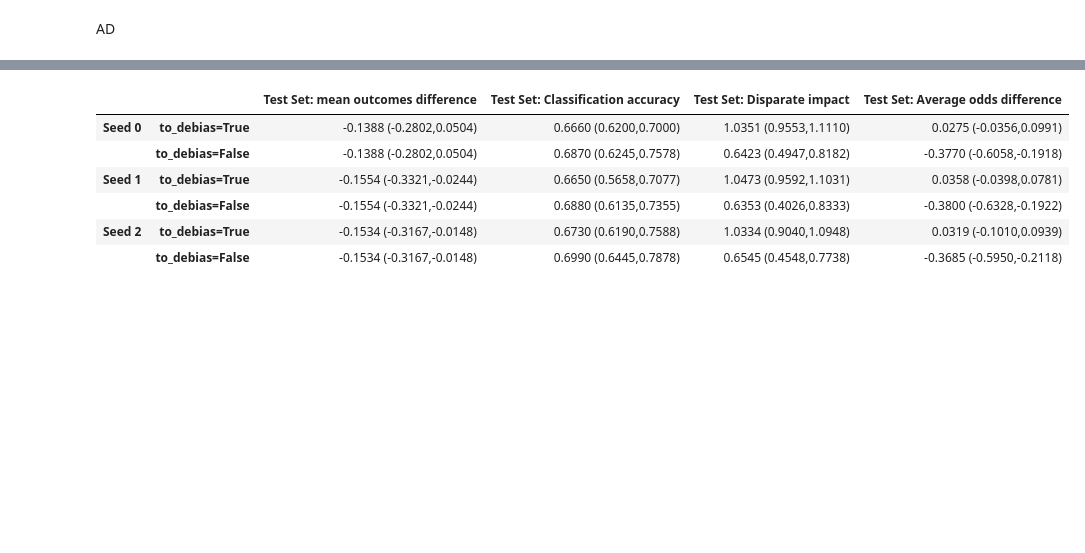
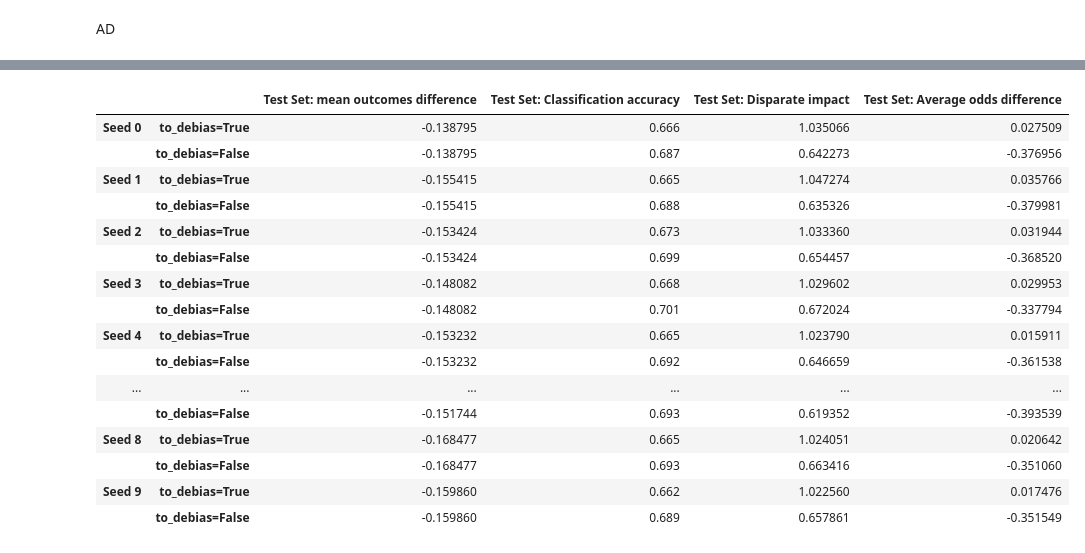
Before and after one commit to eberhard-leander/AIF360_dev, a Jupyter notebook: examples/1_2_CV_xgb_AD_and_adjuster.ipynb, the cells around one changed output, grey strips where cells are left out. Cells and saved outputs as stored; diff of their text form; code cells hidden in the pictures; blank space fills up the shorter version.

```diff
--- a/examples/1_2_CV_xgb_AD_and_adjuster.ipynb
+++ b/examples/1_2_CV_xgb_AD_and_adjuster.ipynb
@@ -37,3 +52,6 @@ tf.disable_eager_execution()
+# %%
+N_SEEDS = 10
+SHOW_CI = False
 # %%
 dataset_orig = load_preproc_data_german(["age", "sex"])
 privileged_groups = [{"age": 1}]
@@ -151,13 +169,11 @@ def cross_validate_seeds(
 # %% [markdown]
 Fairness adjuster
 # %%
-from _utils import _XGBAdversarialDebiasing, _XGBFairnessAdjuster
-
-model_class = _XGBFairnessAdjuster
+model_class = XGBFairnessAdjuster
 model_kwargs = {
     "privileged_groups": privileged_groups,
     "unprivileged_groups": unprivileged_groups,
-    "adversary_loss_weight": 10,
+    "adversary_loss_weight": 195,
     "seed": 1234,
 }
 # %%
@@ -198,15 +216,21 @@ for seed, res_dict in results.items():
     for to_debias, fold_res_dict in res_dict.items():
         res = pd.DataFrame(fold_res_dict).quantile([0.025, 0.975]).T
         res["means"] = pd.DataFrame(fold_res_dict).mean()
-        aggs[seed][to_debias] = res.apply(
-            lambda x: f"{x.means:.4f} ({x[0.025]:.4f},{x[0.975]:.4f})", axis=1
-        )
+
+        if SHOW_CI:
+            aggs[seed][to_debias] = res.apply(
+                lambda x: f"{x.means:.4f} ({x[0.025]:.4f},{x[0.975]:.4f})", axis=1
+            )
+        else:
+            aggs[seed][to_debias] = res.means
 
 reform = {
     (outerKey, innerKey): values
     for outerKey, innerDict in aggs.items()
     for innerKey, values in innerDict.items()
 }
-pd.DataFrame(reform).T
+
+adjuster_results = pd.DataFrame(reform).T
+adjuster_results
 # %% [output]
 |  |  | Test Set: mean outcomes difference | Test Set: Classification accuracy | Test Set: Disparate impact | Test Set: Average odds difference |
@@ -219,7 +253,7 @@ pd.DataFrame(reform).T
 # %% [markdown]
 AD
 # %%
-model_class = _XGBAdversarialDebiasing
+model_class = XGBAdversarialDebiasing
 model_kwargs = {
     "privileged_groups": privileged_groups,
     "unprivileged_groups": unprivileged_groups,
@@ -260,25 +294,41 @@ with open("./data/xgb_ad_group_cv_results.pickle", "wb") as path:
 # %%
 aggs = {}
 for seed, res_dict in results.items():
     aggs[seed] = {}
     for to_debias, fold_res_dict in res_dict.items():
         res = pd.DataFrame(fold_res_dict).quantile([0.025, 0.975]).T
         res["means"] = pd.DataFrame(fold_res_dict).mean()
-        aggs[seed][to_debias] = res.apply(
-            lambda x: f"{x.means:.4f} ({x[0.025]:.4f},{x[0.975]:.4f})", axis=1
-        )
+
+        if SHOW_CI:
+            aggs[seed][to_debias] = res.apply(
+                lambda x: f"{x.means:.4f} ({x[0.025]:.4f},{x[0.975]:.4f})", axis=1
+            )
+        else:
+            aggs[seed][to_debias] = res.means
 
 reform = {
     (outerKey, innerKey): values
     for outerKey, innerDict in aggs.items()
     for innerKey, values in innerDict.items()
 }
-pd.DataFrame(reform).T
+
+ad_results = pd.DataFrame(reform).T
+ad_results
 # %% [output]
 |  |  | Test Set: mean outcomes difference | Test Set: Classification accuracy | Test Set: Disparate impact | Test Set: Average odds difference |
-| Seed 0 | to_debias=True | -0.1388 (-0.2802,0.0504) | 0.6660 (0.6200,0.7000) | 1.0351 (0.9553,1.1110) | 0.0275 (-0.0356,0.0991) |
-|  | to_debias=False | -0.1388 (-0.2802,0.0504) | 0.6870 (0.6245,0.7578) | 0.6423 (0.4947,0.8182) | -0.3770 (-0.6058,-0.1918) |
-| Seed 1 | to_debias=True | -0.1554 (-0.3321,-0.0244) | 0.6650 (0.5658,0.7077) | 1.0473 (0.9592,1.1031) | 0.0358 (-0.0398,0.0781) |
-|  | to_debias=False | -0.1554 (-0.3321,-0.0244) | 0.6880 (0.6135,0.7355) | 0.6353 (0.4026,0.8333) | -0.3800 (-0.6328,-0.1922) |
-| Seed 2 | to_debias=True | -0.1534 (-0.3167,-0.0148) | 0.6730 (0.6190,0.7588) | 1.0334 (0.9040,1.0948) | 0.0319 (-0.1010,0.0939) |
-|  | to_debias=False | -0.1534 (-0.3167,-0.0148) | 0.6990 (0.6445,0.7878) | 0.6545 (0.4548,0.7738) | -0.3685 (-0.5950,-0.2118) |
+| Seed 0 | to_debias=True | -0.138795 | 0.666 | 1.035066 | 0.027509 |
+|  | to_debias=False | -0.138795 | 0.687 | 0.642273 | -0.376956 |
+| Seed 1 | to_debias=True | -0.155415 | 0.665 | 1.047274 | 0.035766 |
+|  | to_debias=False | -0.155415 | 0.688 | 0.635326 | -0.379981 |
+| Seed 2 | to_debias=True | -0.153424 | 0.673 | 1.033360 | 0.031944 |
+|  | to_debias=False | -0.153424 | 0.699 | 0.654457 | -0.368520 |
+| Seed 3 | to_debias=True | -0.148082 | 0.668 | 1.029602 | 0.029953 |
+|  | to_debias=False | -0.148082 | 0.701 | 0.672024 | -0.337794 |
+| Seed 4 | to_debias=True | -0.153232 | 0.665 | 1.023790 | 0.015911 |
+|  | to_debias=False | -0.153232 | 0.692 | 0.646659 | -0.361538 |
+| ... | ... | ... | ... | ... | ... |
+|  | to_debias=False | -0.151744 | 0.693 | 0.619352 | -0.393539 |
+| Seed 8 | to_debias=True | -0.168477 | 0.665 | 1.024051 | 0.020642 |
+|  | to_debias=False | -0.168477 | 0.693 | 0.663416 | -0.351060 |
+| Seed 9 | to_debias=True | -0.159860 | 0.662 | 1.022560 | 0.017476 |
+|  | to_debias=False | -0.159860 | 0.689 | 0.657861 | -0.351549 |
```
Also changed, not shown: parts of 8 cells of this notebook, 3 other files.
